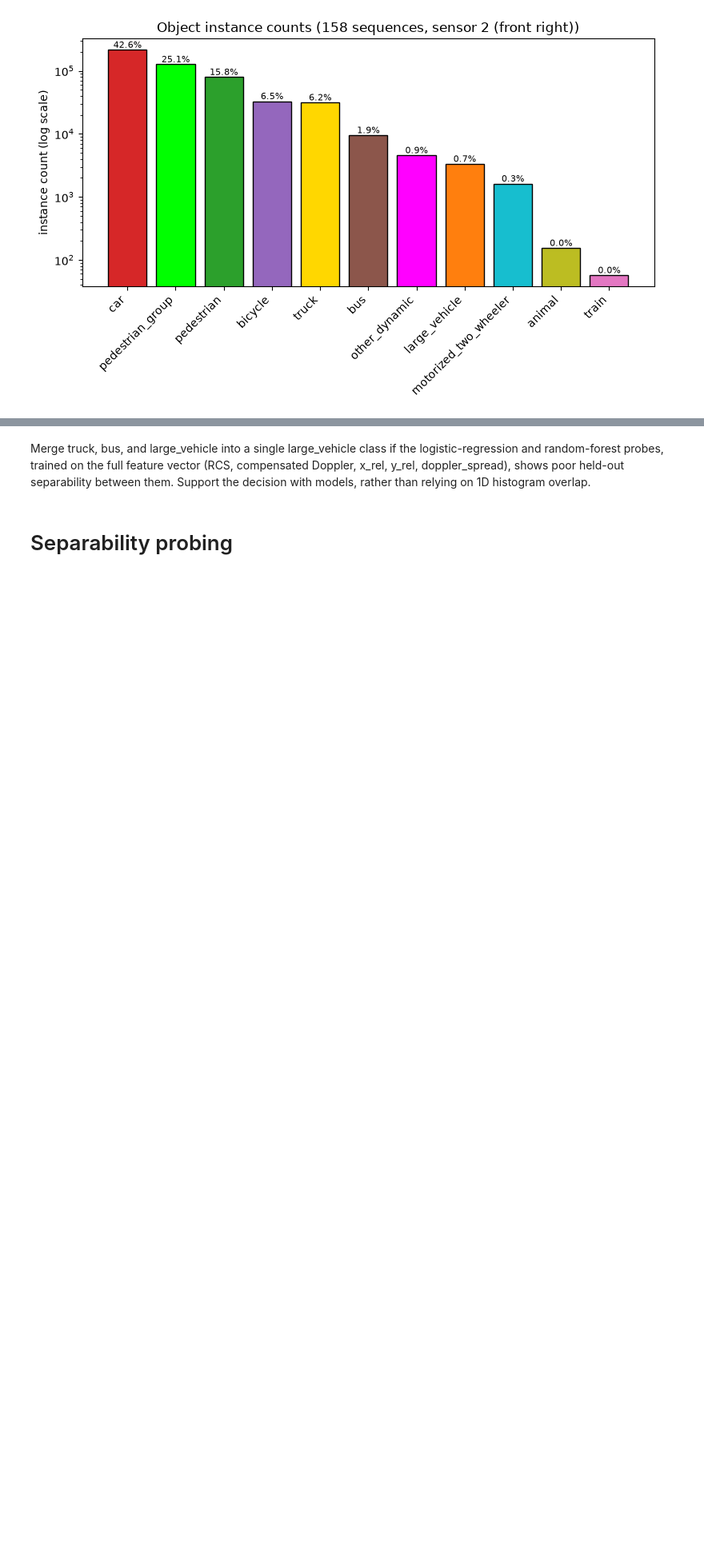
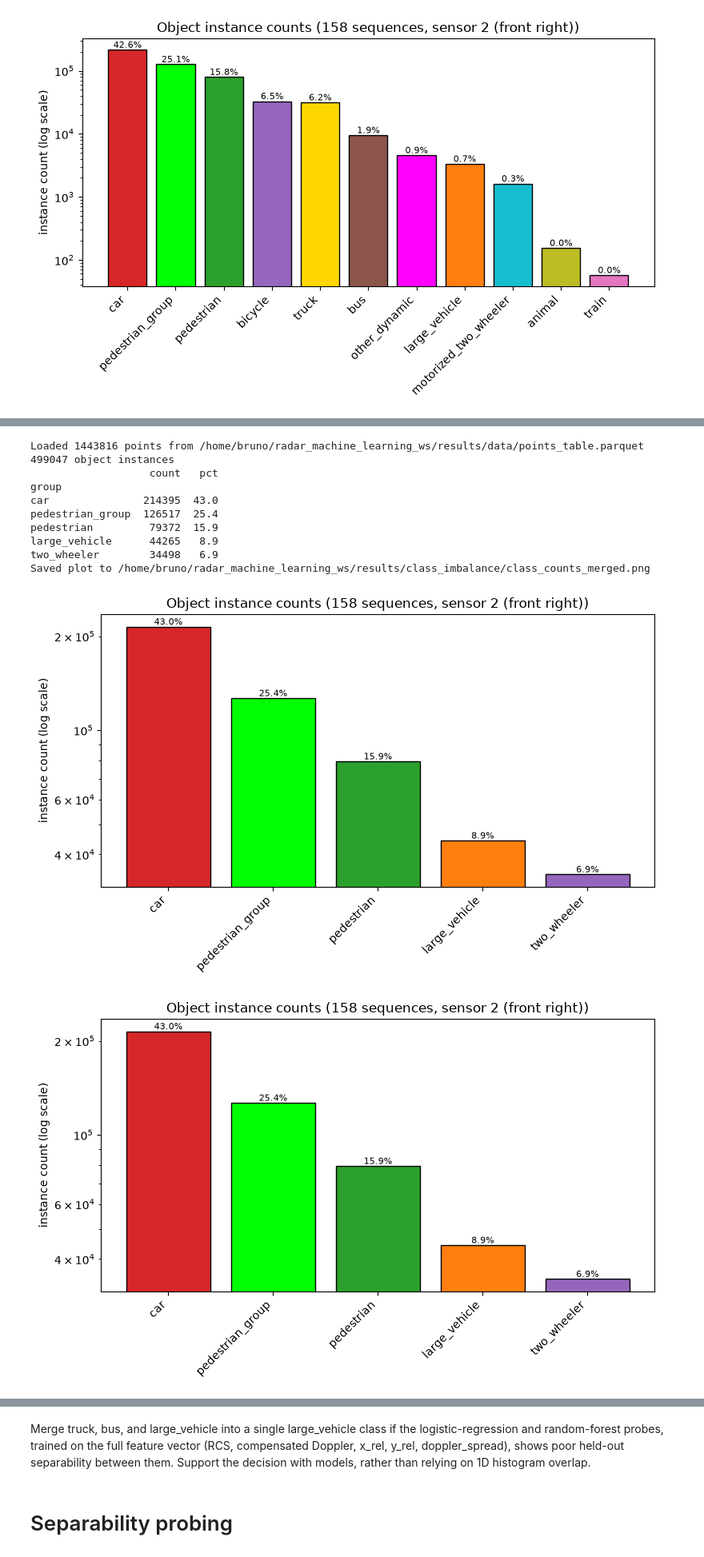
Before and after one commit to brunopinto900/radar-ml-autonomous-driving, a Jupyter notebook: notebooks/data_analysis.ipynb, the cells around one changed output, grey strips where cells are left out. Shown at 80% size. Saved outputs shown, nothing was run; the diff lists cells and outputs as text; code cells hidden in the pictures; blank space fills up the shorter version.

```diff
--- a/notebooks/data_analysis.ipynb
+++ b/notebooks/data_analysis.ipynb
@@ -48,3 +54,21 @@ Saved plot to /home/bruno/radar_machine_learning_ws/results/class_imbalance/clas
+# %%
+from dataloader import MLP_CLASS_GROUPS
+
+merged_counts, merged_fig = plot_class_imbalance(class_groups=MLP_CLASS_GROUPS, tag="class_counts_merged")
+merged_fig
+# %% [output]
+Loaded 1443816 points from /home/bruno/radar_machine_learning_ws/results/data/points_table.parquet
+499047 object instances
+                   count   pct
+group
+car               214395  43.0
+pedestrian_group  126517  25.4
+pedestrian         79372  15.9
+large_vehicle      44265   8.9
+two_wheeler        34498   6.9
+Saved plot to /home/bruno/radar_machine_learning_ws/results/class_imbalance/class_counts_merged.png
+[figure, added]
+[figure, added]
 # %% [markdown]
 ### Train/val/test split (sequence-grouped, final classes)
 
```
Also changed, not shown: parts of 2 cells of this notebook, 1 other file.
